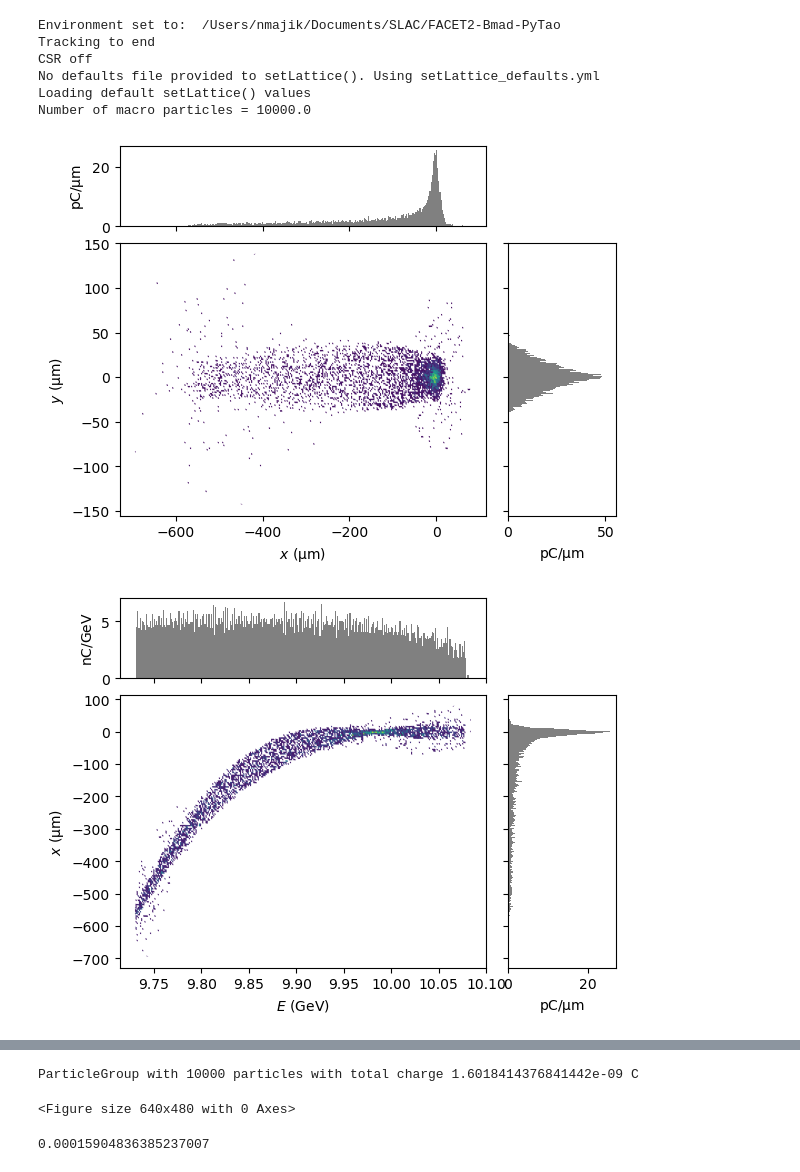
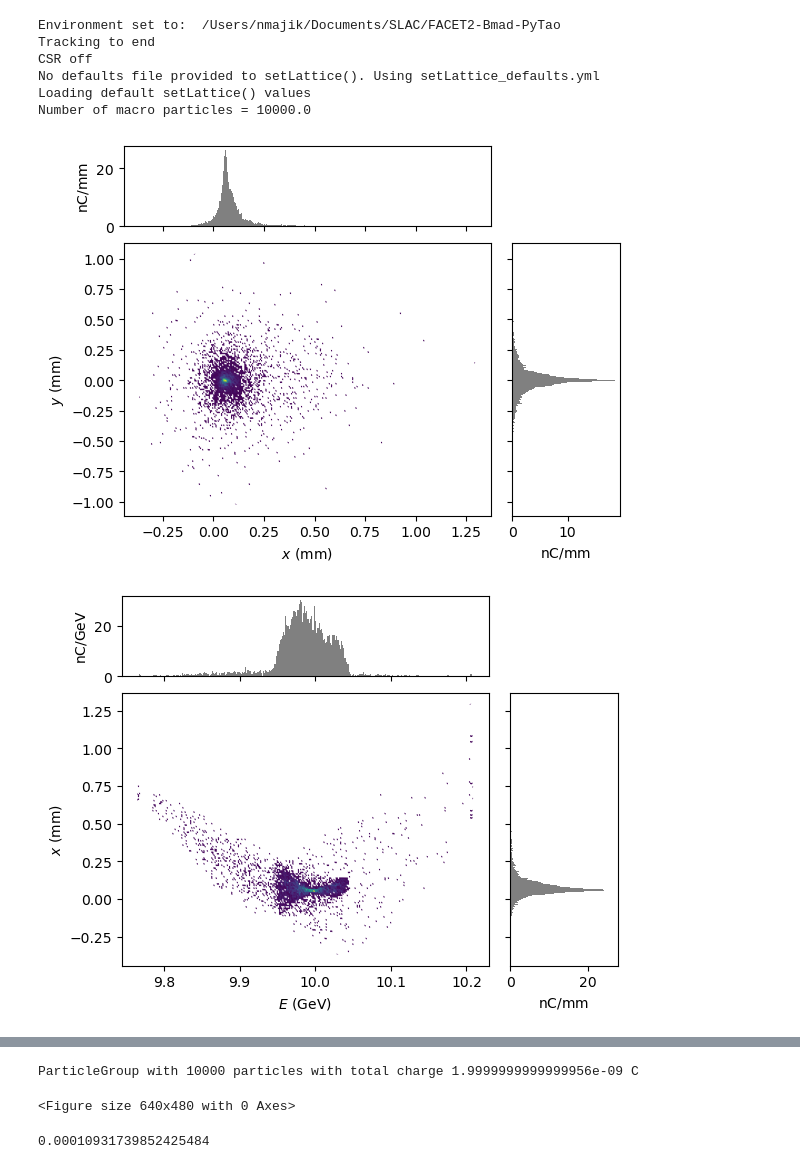
Before and after one commit to slaclab/Jitter-Forked-FACET2-Bmad-PyTao, a Jupyter notebook: 2024-07-01 RMS vs FWHM at PENT.ipynb, the cells around one changed output, grey strips where cells are left out. Cells and saved outputs as stored; diff of their text form; code cells hidden in the pictures.

```diff
--- a/2024-07-01 RMS vs FWHM at PENT.ipynb
+++ b/2024-07-01 RMS vs FWHM at PENT.ipynb
@@ -2,8 +2,8 @@
 from UTILITY_quickstart import *
 # %%
 tao = initializeTao(
-    inputBeamFilePathSuffix = '/beams/nmmToL0AFEND_2bunch_2024-02-16Clean/2024-02-16_2bunch_1e5Downsample_nudgeWeights_driverOnly_2023-05-16InjectorMatch.h5',
-    #inputBeamFilePathSuffix = '/beams/L0AFEND_facet2-lattice.h5',
+    #inputBeamFilePathSuffix = '/beams/nmmToL0AFEND_2bunch_2024-02-16Clean/2024-02-16_2bunch_1e5Downsample_nudgeWeights_driverOnly_2023-05-16InjectorMatch.h5',
+    inputBeamFilePathSuffix = '/beams/L0AFEND_facet2-lattice.h5',
 
     #runImpactTF=True,
     #impactGridCount=8,
@@ -21,12 +21,12 @@ No defaults file provided to setLattice(). Using setLattice_defaults.yml
 Loading default setLattice() values
 Number of macro particles = 10000.0
 # %%
-P = getBeamAtElement(tao, "PENT")
+P = getBeamAtElement(tao, "MFFF")
 display(plotMod(P, 'x', 'y',  bins=300))
 display(plotMod(P, 'energy', 'x',  bins=300))
 display(plotMod(P, 'delta_t', 'x',  bins=300))
 plt.clf()
 print(P)
 # %% [output]
-[figure, old version]
+[figure, new version]
-[figure, old version]
+[figure, new version]
@@ -34,9 +34,9 @@ print(P)
-ParticleGroup with 10000 particles with total charge 1.6018414376841442e-09 C
+ParticleGroup with 10000 particles with total charge 1.9999999999999956e-09 C
 <Figure size 640x480 with 0 Axes>
 # %%
 P["sigma_x"]
 # %% [output]
-0.00015904836385237007
+0.00010931739852425484
 # %%
 xData = P.x
 xData = xData - np.mean(xData)
```
Also changed, not shown: parts of 6 cells of this notebook, 3 other files.
